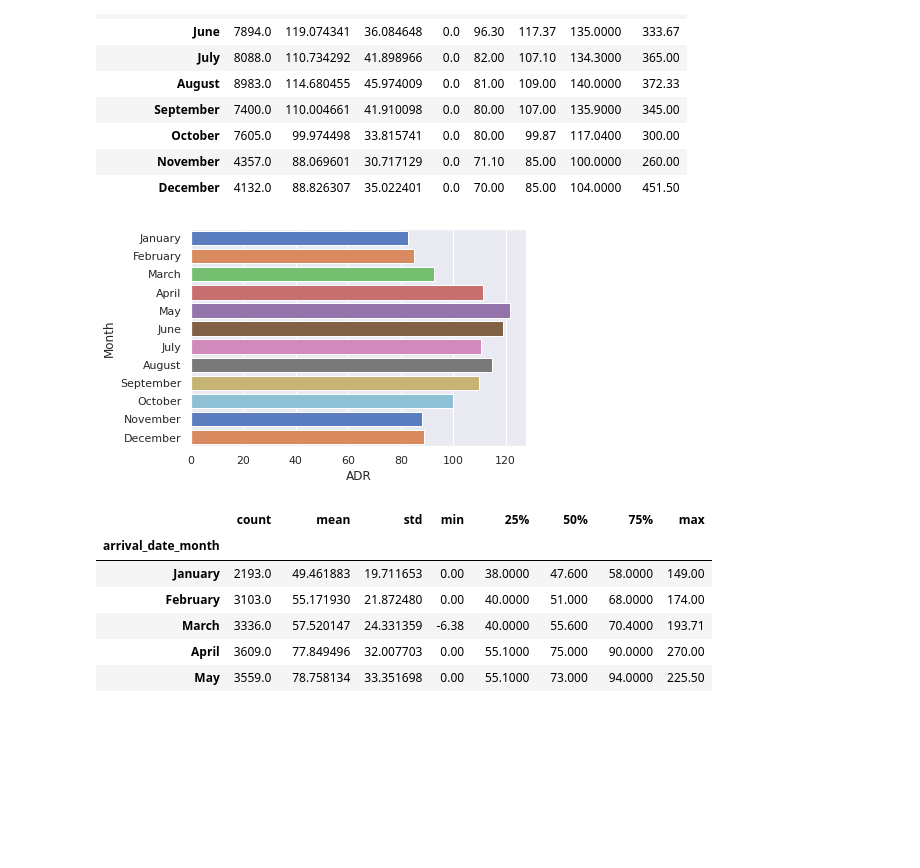
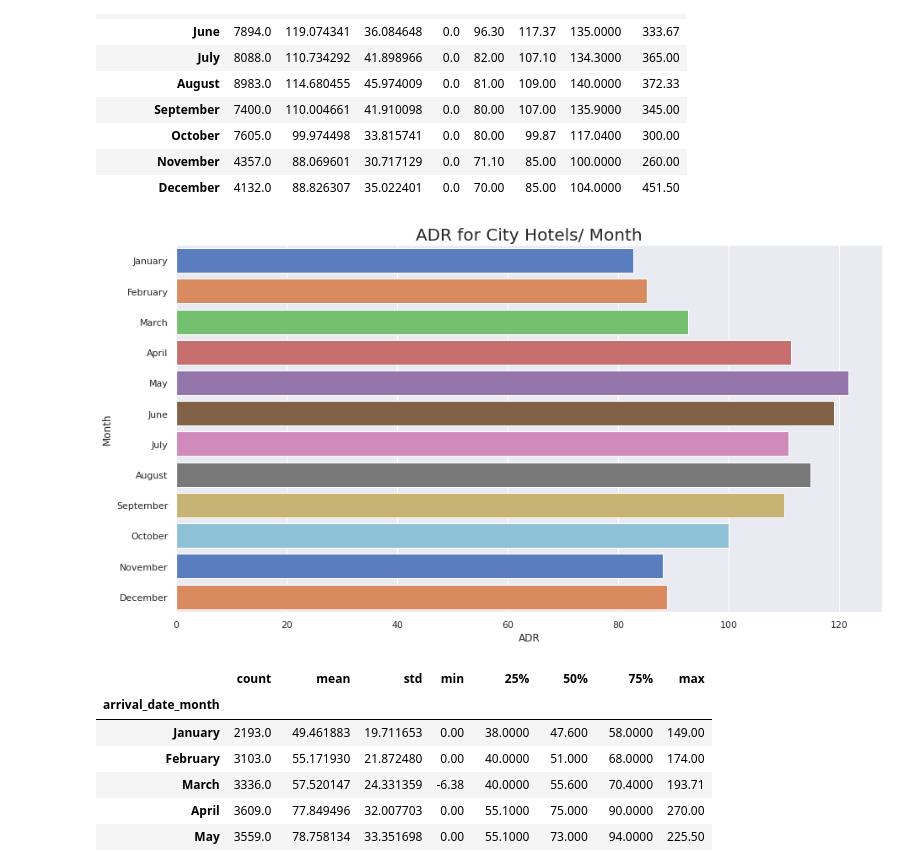
Before and after one commit to anandkumarprajapati/EDA-Hotel-Booking-Analysis-, a Jupyter notebook: Copy_of_Hotel_Booking_Analysis_Capstone_Project.ipynb, the cells around one changed output. Cells and saved outputs as stored; diff of their text form; code cells hidden in the pictures; blank space fills up the shorter version.

```diff
--- a/Copy_of_Hotel_Booking_Analysis_Capstone_Project.ipynb
+++ b/Copy_of_Hotel_Booking_Analysis_Capstone_Project.ipynb
@@ -471,0 +497,9 @@ px.choropleth(country_visitors,
+# %%
+df2["duration"]= df2['stays_in_weekend_nights']+df2['stays_in_week_nights']
+plt.figure(figsize = (20,10))
+ax=sns.boxplot(x = 'market_segment', y = 'duration', data = df2, hue = 'hotel');
+plt.ylabel("Duration", fontsize=12)
+plt.xlabel("Market_segment", fontsize=12)
+plt.title('Duration /Market_segment ',fontsize=20)
+
+plt.show()
@@ -506,12 +583,14 @@ mon_city_adr
 | November | 4357.0 | 88.069601 | 30.717129 | 0.0 | 71.10 | 85.00 | 100.0000 | 260.00 |
 | December | 4132.0 | 88.826307 | 35.022401 | 0.0 | 70.00 | 85.00 | 104.0000 | 451.50 |
 # %%
-ax1=sns.barplot(x=mon_city_adr["mean"],y=mon_city_adr.index,palette='muted')
-ax1.set_xlabel("ADR")
-ax1.set_ylabel("Month")
+plt.figure(figsize=(15, 8))
+ax=sns.barplot(x=mon_city_adr["mean"],y=mon_city_adr.index,palette='muted')
+plt.ylabel("Month", fontsize=12)
+plt.xlabel("ADR", fontsize=12)
+plt.title("ADR for City Hotels/ Month",fontsize=20)
 plt.show()
 # %% [output]
-[figure, old version]
+[figure, new version]
 # %%
 mon_resort_adr = resort_data.groupby("arrival_date_month")["adr"].describe()
 mon_resort_adr = mon_resort_adr.reindex(new_order)
```
Also changed, not shown: parts of 119 cells of this notebook.
